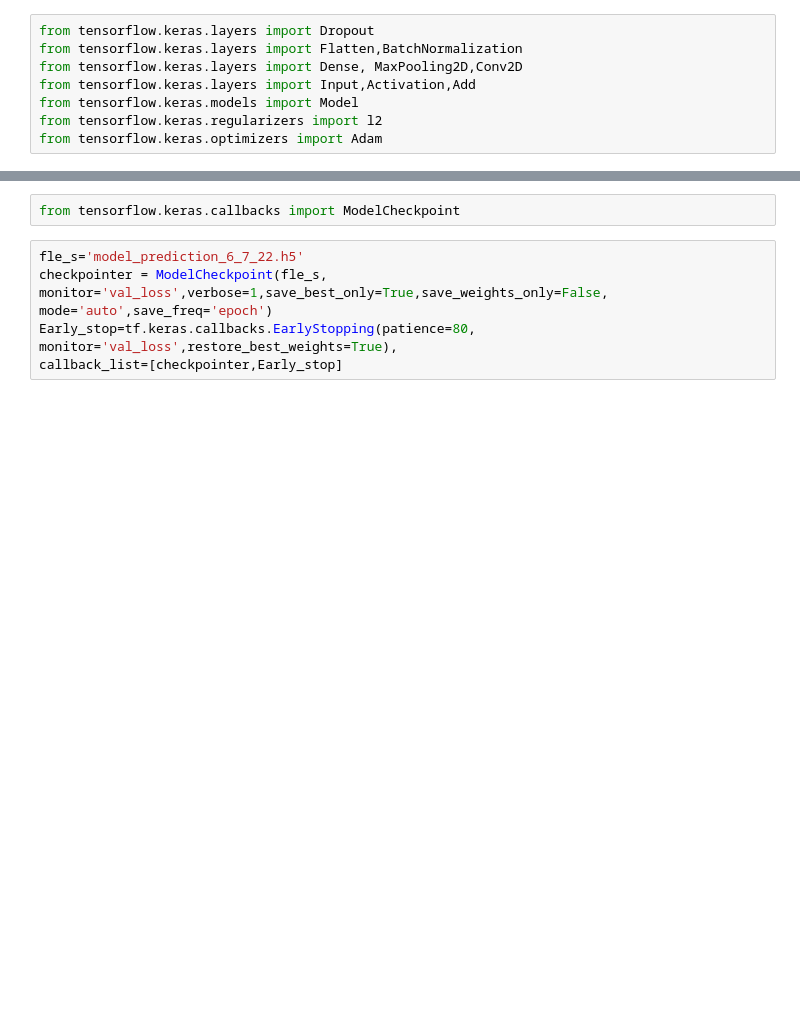
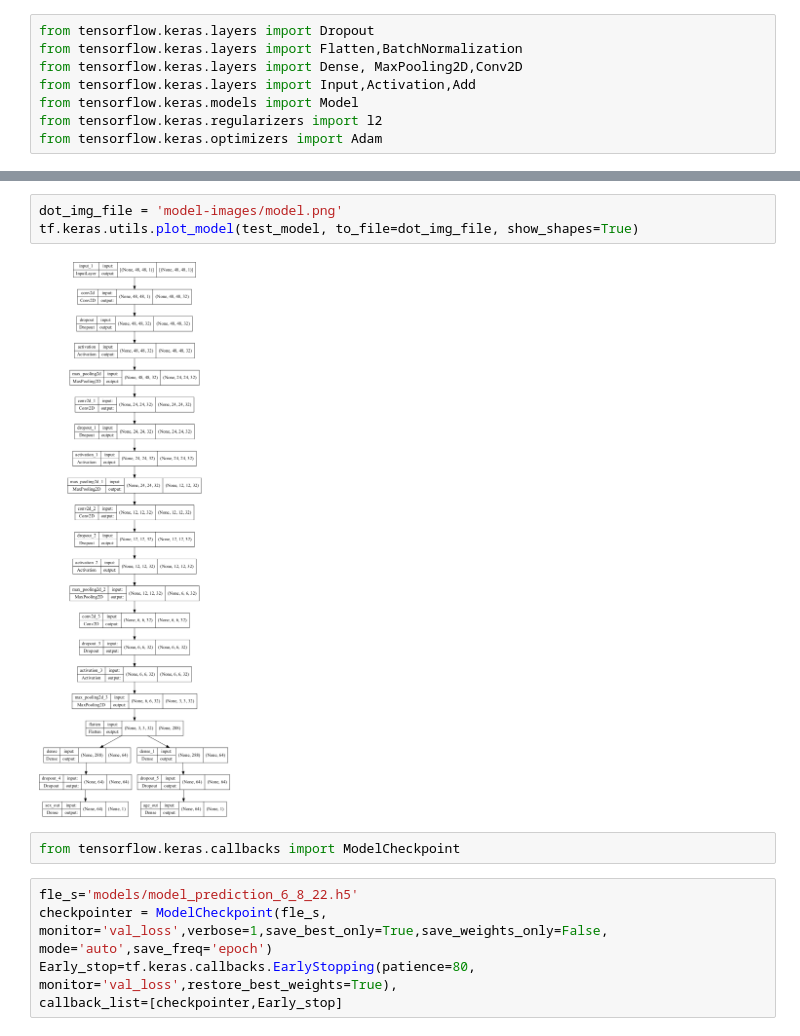
Before and after one commit to reeteshsudhakar/utk-image-classifier, a Jupyter notebook: utk-image-classification.ipynb, the cells around one changed output, grey strips where cells are left out. Cells and saved outputs as stored; diff of their text form; blank space fills up the shorter version.

```diff
--- a/utk-image-classification.ipynb
+++ b/utk-image-classification.ipynb
@@ -348,7 +352,12 @@ ________________________________________________________________________________
+# %%
+dot_img_file = 'model-images/model.png'
+tf.keras.utils.plot_model(test_model, to_file=dot_img_file, show_shapes=True)
+# %% [output]
+[figure, added]
 # %%
 from tensorflow.keras.callbacks import ModelCheckpoint
 # %%
-fle_s='model_prediction_6_7_22.h5'
+fle_s='models/model_prediction_6_8_22.h5'
 checkpointer = ModelCheckpoint(fle_s, monitor='val_loss',verbose=1,save_best_only=True,save_weights_only=False, mode='auto',save_freq='epoch')
 Early_stop=tf.keras.callbacks.EarlyStopping(patience=80, monitor='val_loss',restore_best_weights=True),
 callback_list=[checkpointer,Early_stop]
```
Also changed, not shown: parts of 18 cells of this notebook, 9 other files.
